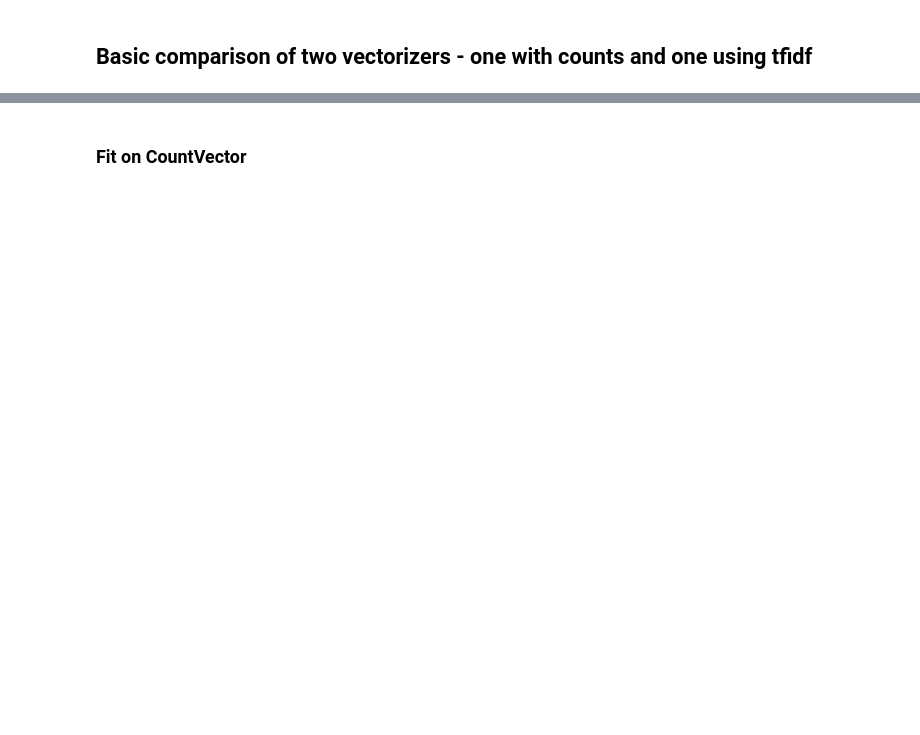
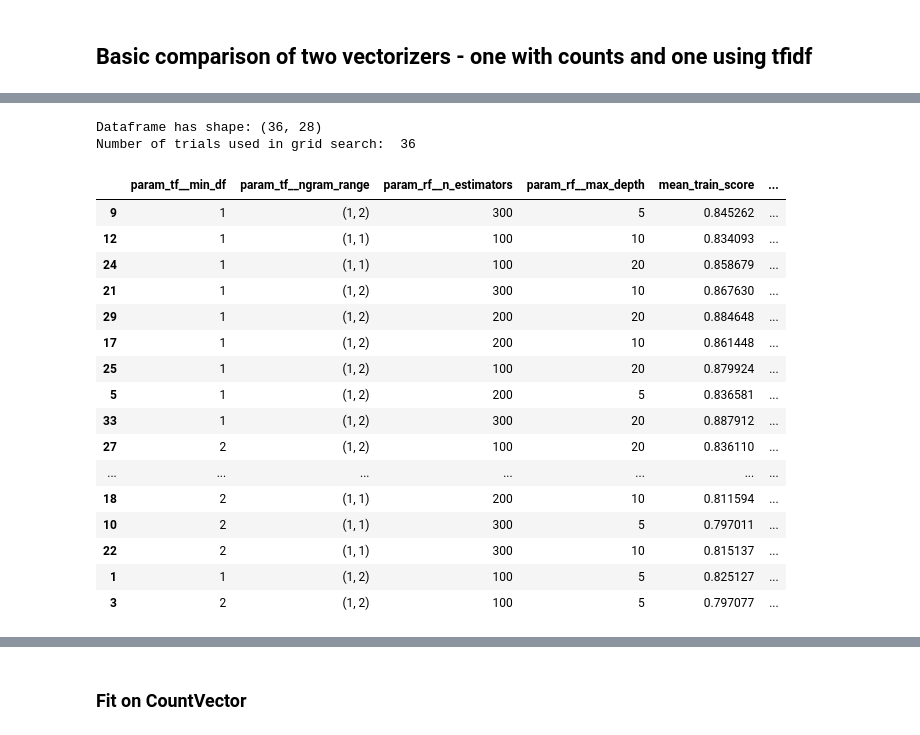
Before and after one commit to Dtphelan1/sentiment-analysis, a Jupyter notebook: BoWClassifier.ipynb, the cells around one changed output, grey strips where cells are left out. Cells and saved outputs as stored; diff of their text form; code cells hidden in the pictures; blank space fills up the shorter version.

Commit message:
New utils; updates to BOW pipeline

```diff
--- a/BoWClassifier.ipynb
+++ b/BoWClassifier.ipynb
@@ -46,2 +60,4 @@ Fraction positive training samples = 0.5
+# %%
+cv_splitter = sklearn.model_selection.StratifiedKFold(n_splits=7)
 # %% [markdown]
 ## Basic comparison of two vectorizers - one with counts and one using tfidf
@@ -58 +74,12 @@ x_train_text_tf = tf_vectorizer.transform(x_train_text).toarray()
+# %%
+tf_vectorizer = TfidfVectorizer(stop_words='english')
+tf_vectorizer.fit_transform(x_train_text)
+#  Parameters for grid search
+tf_parameters = {
+    'tf__min_df': np.arange(1,3),
+#     'tf__max_df': (0.05, 0.5),
+    'tf__ngram_range': [(1, 1), (1, 2)],
+}
+tf_pipeline_tuple = ("tf", tf_vectorizer)
+# tf_vectorizer.vocabulary_
 # %% [markdown]
@@ -78,0 +87,8 @@ random_forest_grid_searcher = sklearn.model_selection.GridSearchCV(
+# %%
+rf_classifier = RandomForestClassifier(random_state=RANDOM_STATE)
+# Random Forest hyperparameter grid
+rf_parameters = {
+    "rf__n_estimators": [100, 200, 300],
+    "rf__max_depth": [5, 10, 20],
+}
+rf_pipeline_tuple = ('rf', rf_classifier)
@@ -78,0 +97,21 @@ random_forest_grid_searcher = sklearn.model_selection.GridSearchCV(
+# %%
+tf_rf_pipeline = Pipeline([
+    tf_pipeline_tuple,
+    rf_pipeline_tuple,
+ ])
+tf_rf_full_grid = {
+    **tf_parameters,
+    **rf_parameters
+}
+
+
+tf_rf_grid_searcher = GridSearchCV(
+    tf_rf_pipeline,
+    tf_rf_full_grid,
+    cv=cv_splitter,
+    n_jobs=4,
+    verbose=3,
+    scoring='balanced_accuracy',
+    return_train_score=True
+)
+tf_rf_grid_searcher.fit(x_train_text, y_train)
@@ -78,0 +135,23 @@ random_forest_grid_searcher = sklearn.model_selection.GridSearchCV(
+# %%
+print_gridsearch_results(tf_rf_grid_searcher, list(tf_rf_full_grid.keys()))
+# tf_rf_grid_searcher.cv_results_.keys()
+# %% [output]
+Dataframe has shape: (36, 28)
+Number of trials used in grid search:  36
+|  | param_tf__min_df | param_tf__ngram_range | param_rf__n_estimators | param_rf__max_depth | mean_train_score | ... |
+| 9 | 1 | (1, 2) | 300 | 5 | 0.845262 | ... |
+| 12 | 1 | (1, 1) | 100 | 10 | 0.834093 | ... |
+| 24 | 1 | (1, 1) | 100 | 20 | 0.858679 | ... |
+| 21 | 1 | (1, 2) | 300 | 10 | 0.867630 | ... |
+| 29 | 1 | (1, 2) | 200 | 20 | 0.884648 | ... |
+| 17 | 1 | (1, 2) | 200 | 10 | 0.861448 | ... |
+| 25 | 1 | (1, 2) | 100 | 20 | 0.879924 | ... |
+| 5 | 1 | (1, 2) | 200 | 5 | 0.836581 | ... |
+| 33 | 1 | (1, 2) | 300 | 20 | 0.887912 | ... |
+| 27 | 2 | (1, 2) | 100 | 20 | 0.836110 | ... |
+| ... | ... | ... | ... | ... | ... | ... |
+| 18 | 2 | (1, 1) | 200 | 10 | 0.811594 | ... |
+| 10 | 2 | (1, 1) | 300 | 5 | 0.797011 | ... |
+| 22 | 2 | (1, 1) | 300 | 10 | 0.815137 | ... |
+| 1 | 1 | (1, 2) | 100 | 5 | 0.825127 | ... |
+| 3 | 2 | (1, 2) | 100 | 5 | 0.797077 | ... |
```
Also changed, not shown: parts of 95 cells of this notebook, 11 other files.
